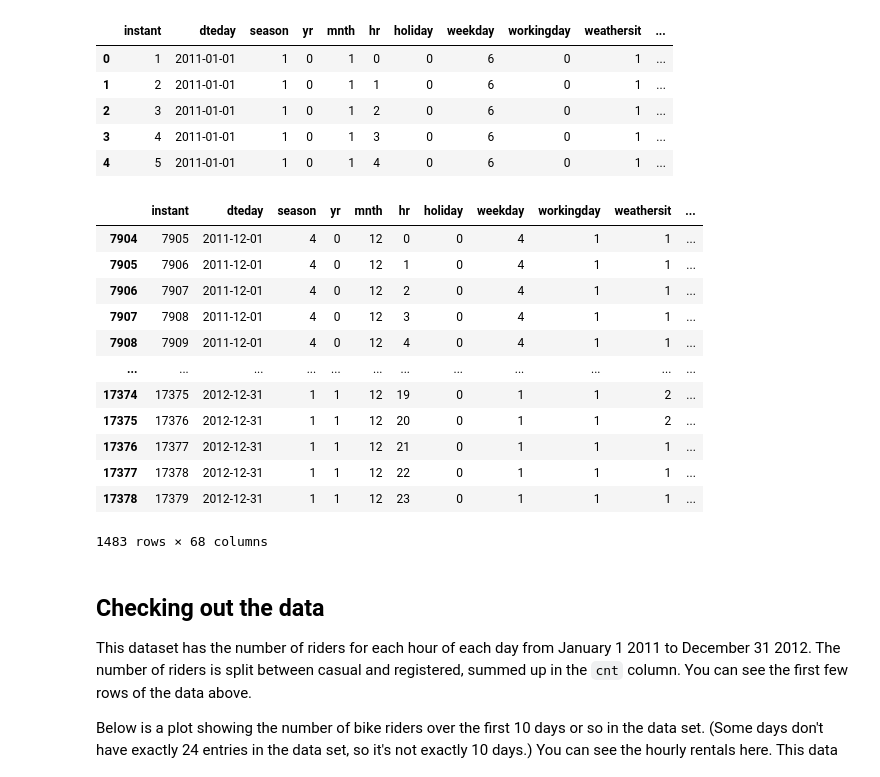
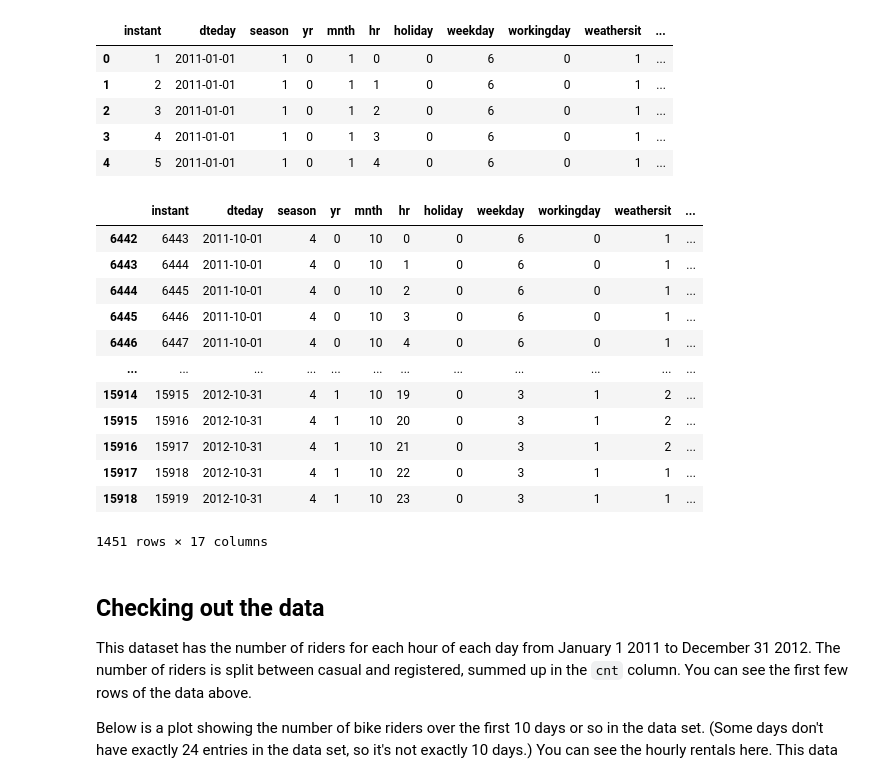
Before and after one commit to dhaneswaramandrasa/bike-sharing, a Jupyter notebook: Predicting_bike_sharing_data.ipynb, the cells around one changed output. Drawn from its saved outputs; the diff is of its cells as text; code cells hidden in the pictures.

```diff
--- a/Predicting_bike_sharing_data.ipynb
+++ b/Predicting_bike_sharing_data.ipynb
@@ -29,21 +29,21 @@ rides.head()
 | 3 | 4 | 2011-01-01 | 1 | 0 | 1 | 3 | 0 | 6 | 0 | 1 | ... |
 | 4 | 5 | 2011-01-01 | 1 | 0 | 1 | 4 | 0 | 6 | 0 | 1 | ... |
 # %%
-rides[rides['mnth'] == 12]
+rides[rides['mnth'] == 10]
 # %% [output]
 |  | instant | dteday | season | yr | mnth | hr | holiday | weekday | workingday | weathersit | ... |
-| 7904 | 7905 | 2011-12-01 | 4 | 0 | 12 | 0 | 0 | 4 | 1 | 1 | ... |
-| 7905 | 7906 | 2011-12-01 | 4 | 0 | 12 | 1 | 0 | 4 | 1 | 1 | ... |
-| 7906 | 7907 | 2011-12-01 | 4 | 0 | 12 | 2 | 0 | 4 | 1 | 1 | ... |
-| 7907 | 7908 | 2011-12-01 | 4 | 0 | 12 | 3 | 0 | 4 | 1 | 1 | ... |
-| 7908 | 7909 | 2011-12-01 | 4 | 0 | 12 | 4 | 0 | 4 | 1 | 1 | ... |
+| 6442 | 6443 | 2011-10-01 | 4 | 0 | 10 | 0 | 0 | 6 | 0 | 1 | ... |
+| 6443 | 6444 | 2011-10-01 | 4 | 0 | 10 | 1 | 0 | 6 | 0 | 1 | ... |
+| 6444 | 6445 | 2011-10-01 | 4 | 0 | 10 | 2 | 0 | 6 | 0 | 1 | ... |
+| 6445 | 6446 | 2011-10-01 | 4 | 0 | 10 | 3 | 0 | 6 | 0 | 1 | ... |
+| 6446 | 6447 | 2011-10-01 | 4 | 0 | 10 | 4 | 0 | 6 | 0 | 1 | ... |
 | ... | ... | ... | ... | ... | ... | ... | ... | ... | ... | ... | ... |
-| 17374 | 17375 | 2012-12-31 | 1 | 1 | 12 | 19 | 0 | 1 | 1 | 2 | ... |
-| 17375 | 17376 | 2012-12-31 | 1 | 1 | 12 | 20 | 0 | 1 | 1 | 2 | ... |
-| 17376 | 17377 | 2012-12-31 | 1 | 1 | 12 | 21 | 0 | 1 | 1 | 1 | ... |
-| 17377 | 17378 | 2012-12-31 | 1 | 1 | 12 | 22 | 0 | 1 | 1 | 1 | ... |
-| 17378 | 17379 | 2012-12-31 | 1 | 1 | 12 | 23 | 0 | 1 | 1 | 1 | ... |
+| 15914 | 15915 | 2012-10-31 | 4 | 1 | 10 | 19 | 0 | 3 | 1 | 2 | ... |
+| 15915 | 15916 | 2012-10-31 | 4 | 1 | 10 | 20 | 0 | 3 | 1 | 2 | ... |
+| 15916 | 15917 | 2012-10-31 | 4 | 1 | 10 | 21 | 0 | 3 | 1 | 2 | ... |
+| 15917 | 15918 | 2012-10-31 | 4 | 1 | 10 | 22 | 0 | 3 | 1 | 1 | ... |
+| 15918 | 15919 | 2012-10-31 | 4 | 1 | 10 | 23 | 0 | 3 | 1 | 1 | ... |
-1483 rows × 68 columns
+1451 rows × 17 columns
 # %% [markdown]
 ## Checking out the data
 
```
